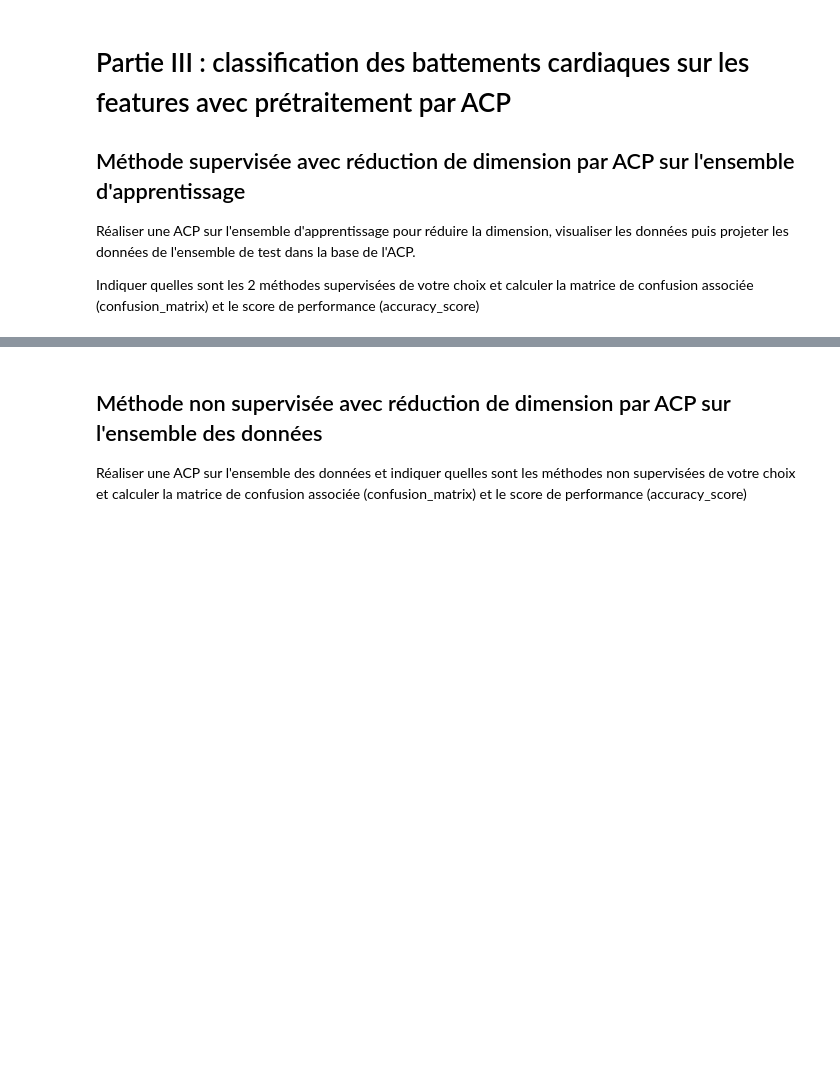
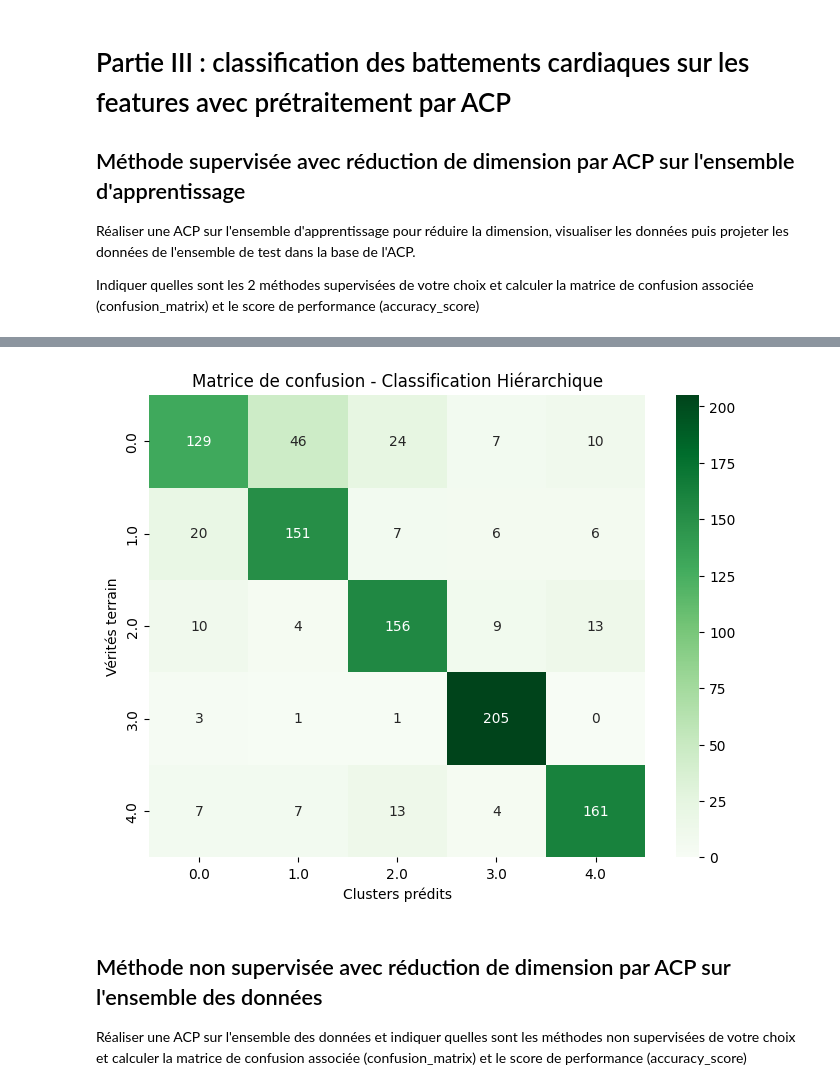
Before and after one commit to OussamaELGUERRAOUI/Classification-du-rythme-cardiaque-issu-d-ECG, a Jupyter notebook: Projet_ECG_Etudiant.ipynb, the cells around one changed output, grey strips where cells are left out. Cells and saved outputs as stored; diff of their text form; code cells hidden in the pictures; blank space fills up the shorter version.

```diff
--- a/Projet_ECG_Etudiant.ipynb
+++ b/Projet_ECG_Etudiant.ipynb
@@ -552,2 +588,14 @@ from sklearn.decomposition import PCA
 # %%
-# Calcul de la matrice de confusion
+from sklearn.ensemble import RandomForestClassifier
+from sklearn.metrics import confusion_matrix, accuracy_score
+
+# Classification avec Random Forest
+rf = RandomForestClassifier(n_estimators=100, random_state=42)
+rf.fit(DataFeatureApp_PCA, LabelF_train)
+Label_pred_rf = rf.predict(DataFeatureTest_PCA)
+# %%
+# Random Forest
+cm_rf = confusion_matrix(LabelF_test, Label_pred_rf)
+acc_rf = accuracy_score(LabelF_test, Label_pred_rf)
+print("Matrice de confusion (Random Forest) :\n", cm_rf)
+print("Accuracy (Random Forest) :", acc_rf)
@@ -554,3 +610,13 @@ from sklearn.decomposition import PCA
+# %%
+# Plot confusion matrix for Hierarchical Clustering
+plt.figure(figsize=(8, 6))
+sns.heatmap(cm_rf, annot=True, fmt="d", cmap="Greens", xticklabels=np.unique(Label), yticklabels=np.unique(Label))
+plt.title("Matrice de confusion - Classification Hiérarchique")
+plt.xlabel("Clusters prédits")
+plt.ylabel("Vérités terrain")
+plt.show()
+# %% [output]
+[figure, added]
 # %% [markdown]
 ## Méthode non supervisée avec réduction de dimension par ACP sur l'ensemble des données
 
```
Also changed, not shown: parts of 4 cells of this notebook.
